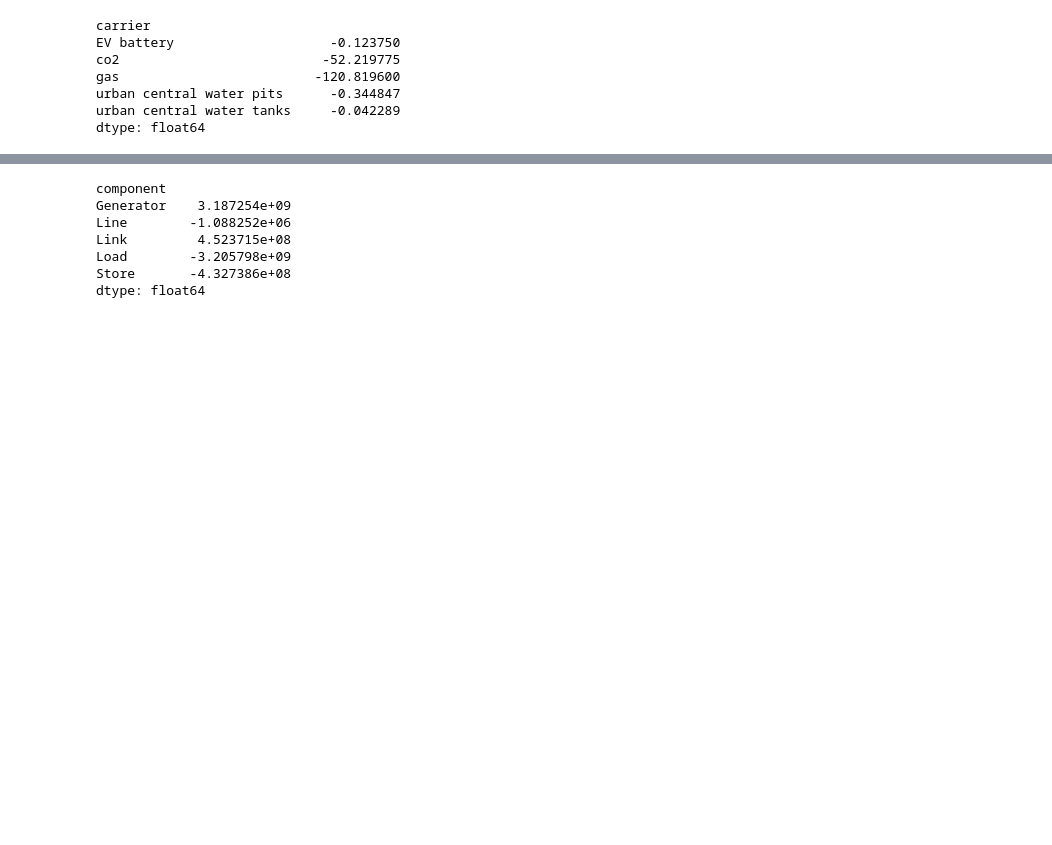
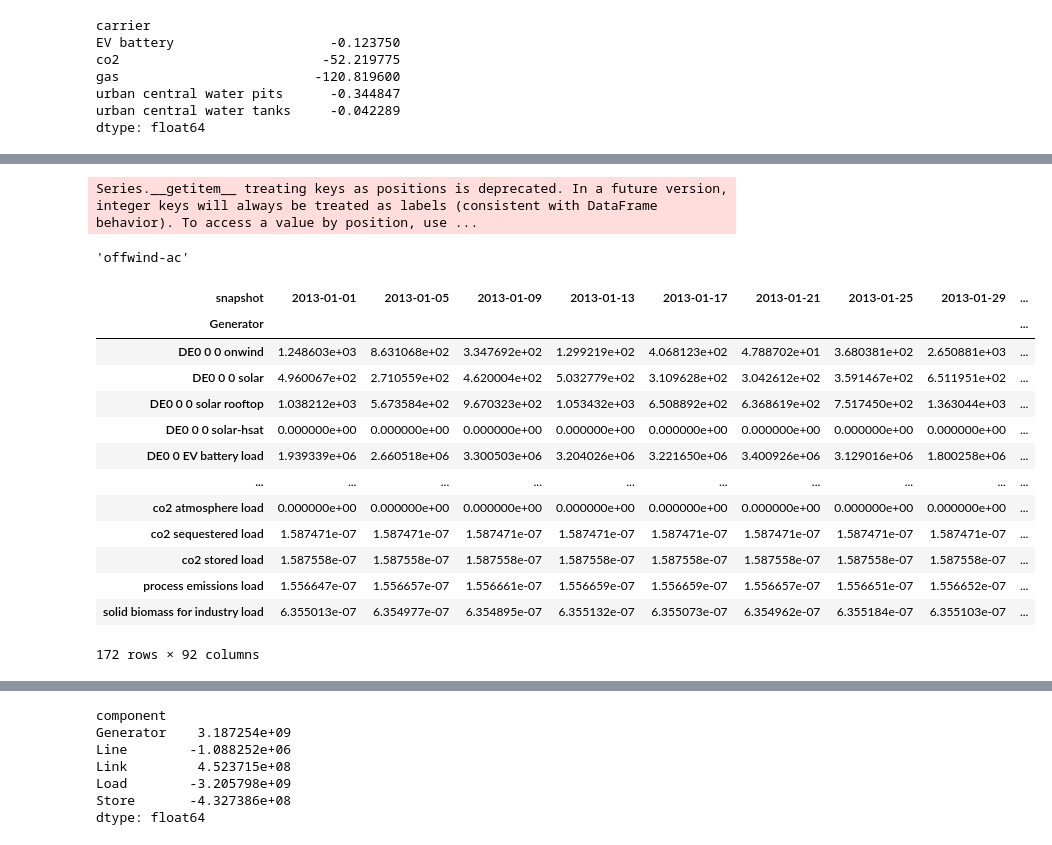
Before and after one commit to ayshaC/pypsa-eur, a Jupyter notebook: analysis/graph_network.ipynb, the cells around one changed output, grey strips where cells are left out. Drawn from its saved outputs; the diff is of its cells as text; code cells hidden in the pictures; blank space fills up the shorter version.

```diff
--- a/analysis/graph_network.ipynb
+++ b/analysis/graph_network.ipynb
@@ -461,0 +469,22 @@ dtype: float64
+# %%
+n[sample].generators["carrier"][0]
+# %% [output]
+Series.__getitem__ treating keys as positions is deprecated. In a future version, integer keys will always be treated as labels (consistent with DataFrame behavior). To access a value by position, use ...
+'offwind-ac'
+# %%
+n[sample].generators_t["p"].T
+# %% [output]
+| snapshot | 2013-01-01 | 2013-01-05 | 2013-01-09 | 2013-01-13 | 2013-01-17 | 2013-01-21 | 2013-01-25 | 2013-01-29 | ... |
+| Generator |  |  |  |  |  |  |  |  | ... |
+| DE0 0 0 onwind | 1.248603e+03 | 8.631068e+02 | 3.347692e+02 | 1.299219e+02 | 4.068123e+02 | 4.788702e+01 | 3.680381e+02 | 2.650881e+03 | ... |
+| DE0 0 0 solar | 4.960067e+02 | 2.710559e+02 | 4.620004e+02 | 5.032779e+02 | 3.109628e+02 | 3.042612e+02 | 3.591467e+02 | 6.511951e+02 | ... |
+| DE0 0 0 solar rooftop | 1.038212e+03 | 5.673584e+02 | 9.670323e+02 | 1.053432e+03 | 6.508892e+02 | 6.368619e+02 | 7.517450e+02 | 1.363044e+03 | ... |
+| DE0 0 0 solar-hsat | 0.000000e+00 | 0.000000e+00 | 0.000000e+00 | 0.000000e+00 | 0.000000e+00 | 0.000000e+00 | 0.000000e+00 | 0.000000e+00 | ... |
+| DE0 0 EV battery load | 1.939339e+06 | 2.660518e+06 | 3.300503e+06 | 3.204026e+06 | 3.221650e+06 | 3.400926e+06 | 3.129016e+06 | 1.800258e+06 | ... |
+| ... | ... | ... | ... | ... | ... | ... | ... | ... | ... |
+| co2 atmosphere load | 0.000000e+00 | 0.000000e+00 | 0.000000e+00 | 0.000000e+00 | 0.000000e+00 | 0.000000e+00 | 0.000000e+00 | 0.000000e+00 | ... |
+| co2 sequestered load | 1.587471e-07 | 1.587471e-07 | 1.587471e-07 | 1.587471e-07 | 1.587471e-07 | 1.587471e-07 | 1.587471e-07 | 1.587471e-07 | ... |
+| co2 stored load | 1.587558e-07 | 1.587558e-07 | 1.587558e-07 | 1.587558e-07 | 1.587558e-07 | 1.587558e-07 | 1.587558e-07 | 1.587558e-07 | ... |
+| process emissions load | 1.556647e-07 | 1.556657e-07 | 1.556661e-07 | 1.556659e-07 | 1.556659e-07 | 1.556657e-07 | 1.556651e-07 | 1.556652e-07 | ... |
+| solid biomass for industry load | 6.355013e-07 | 6.354977e-07 | 6.354895e-07 | 6.355132e-07 | 6.355073e-07 | 6.354962e-07 | 6.355184e-07 | 6.355103e-07 | ... |
+172 rows × 92 columns
```
Also changed, not shown: parts of 13 cells of this notebook, 3 other files.
